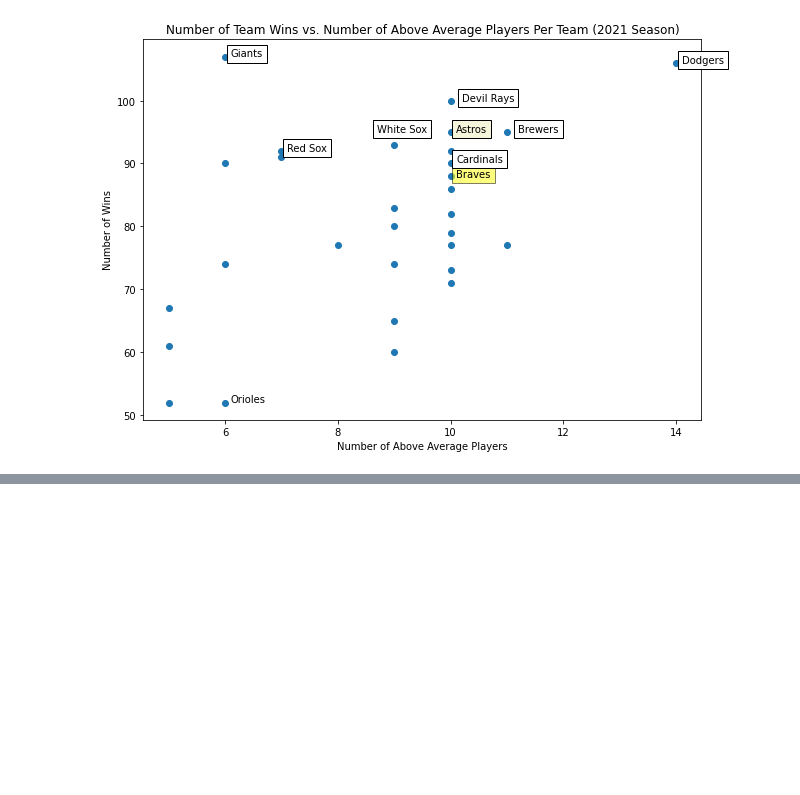
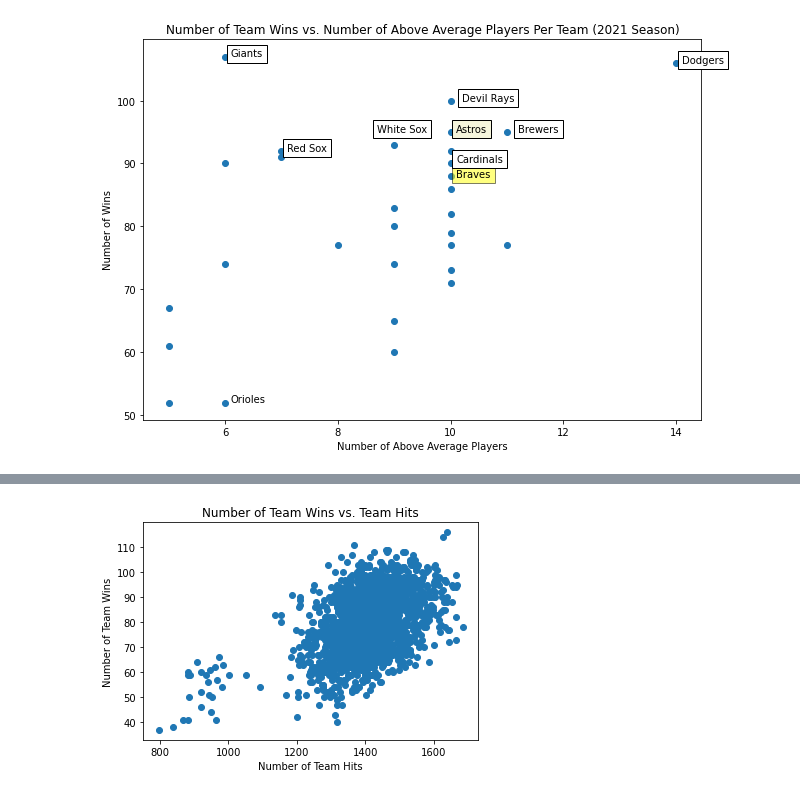
Before and after one commit to dw943893/baseball_predictor, a Jupyter notebook: CAP_EDA.ipynb, the cells around one changed output, grey strips where cells are left out. Drawn from its saved outputs; the diff is of its cells as text; code cells hidden in the pictures; blank space fills up the shorter version.

```diff
--- a/CAP_EDA.ipynb
+++ b/CAP_EDA.ipynb
@@ -1028,0 +1180,8 @@ teams[teams["teamID"] == "TBA"]
+# %%
+teams = teams[teams["yearID"] != 1995]
+# %%
+teams = teams[teams["yearID"] != 1994]
+# %%
+teams = teams[teams["yearID"] != 2020]
+# %%
+teams_modern_era = teams[teams["yearID"] > 1945]
@@ -1028,0 +1208,7 @@ teams[teams["teamID"] == "TBA"]
+# %%
+plt.scatter(teams_modern_era["H"], teams_modern_era["W"])
+plt.ylabel("Number of Team Wins")
+plt.xlabel("Number of Team Hits")
+plt.title("Number of Team Wins vs. Team Hits");
+# %% [output]
+[figure, added]
```
Also changed, not shown: parts of 77 cells of this notebook, 1 other file.
